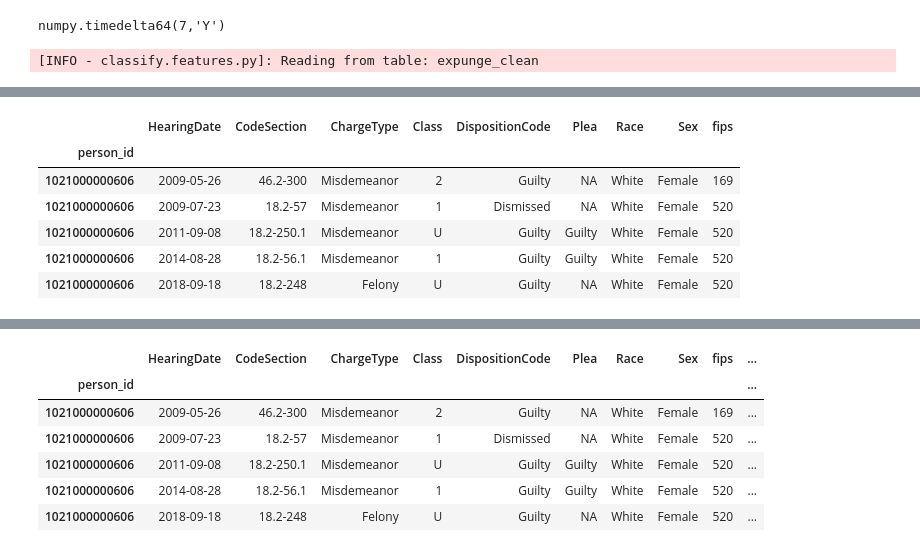
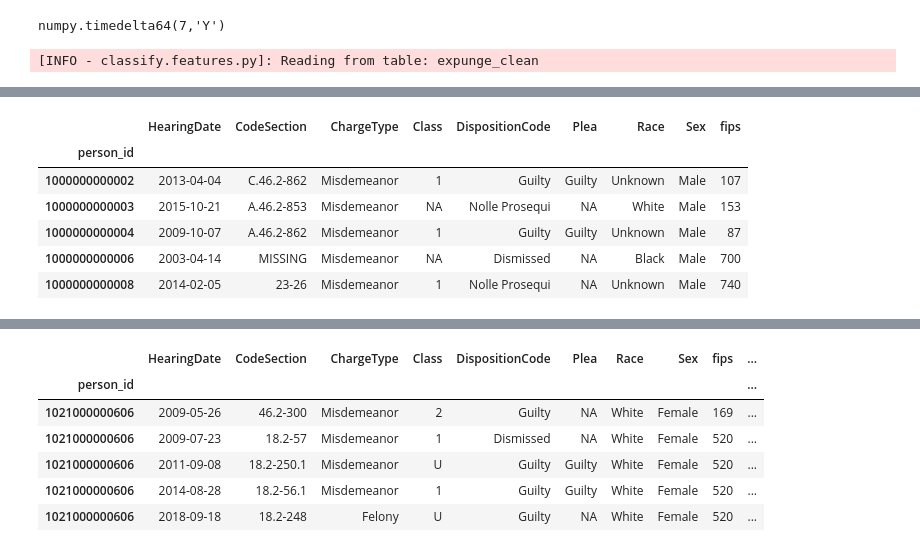
Before and after one commit to code-for-charlottesville/LAJC-expungement, a Jupyter notebook: expunge_features.ipynb, the cells around one changed output, grey strips where cells are left out. Cells and saved outputs as stored; diff of their text form; code cells hidden in the pictures.

```diff
--- a/expunge_features.ipynb
+++ b/expunge_features.ipynb
@@ -25,9 +25,13 @@ numpy.timedelta64(7,'Y')
 query = (
     sa.select(expunge)
     .where(
-        sa.or_(
-            expunge.c.person_id == 1021000000606,
-            expunge.c.person_id == 1070000000994
+        sa.and_(
+            expunge.c.HearingDate < '2262-04-11',
+#             sa.or_(
+#                 expunge.c.person_id == 1021000000606,
+#                 expunge.c.person_id == 1070000000994,
+#                 expunge.c.person_id == 163010000000348
+#             )
         )
     )
     .order_by(
@@ -36,8 +40,10 @@ query = (
     )
 )
 # %%
+%%time
 ddf = fetch_expunge_data(
-    custom_query=query
+    custom_query=query,
+#     n_partitions=32
 )
 
 ddf.head()
@@ -46,10 +54,10 @@ ddf.head()
 |  | HearingDate | CodeSection | ChargeType | Class | DispositionCode | Plea | Race | Sex | fips |
 | person_id |  |  |  |  |  |  |  |  |  |
-| 1021000000606 | 2009-05-26 | 46.2-300 | Misdemeanor | 2 | Guilty | NA | White | Female | 169 |
-| 1021000000606 | 2009-07-23 | 18.2-57 | Misdemeanor | 1 | Dismissed | NA | White | Female | 520 |
-| 1021000000606 | 2011-09-08 | 18.2-250.1 | Misdemeanor | U | Guilty | Guilty | White | Female | 520 |
-| 1021000000606 | 2014-08-28 | 18.2-56.1 | Misdemeanor | 1 | Guilty | Guilty | White | Female | 520 |
-| 1021000000606 | 2018-09-18 | 18.2-248 | Felony | U | Guilty | NA | White | Female | 520 |
+| 1000000000002 | 2013-04-04 | C.46.2-862 | Misdemeanor | 1 | Guilty | Guilty | Unknown | Male | 107 |
+| 1000000000003 | 2015-10-21 | A.46.2-853 | Misdemeanor | NA | Nolle Prosequi | NA | White | Male | 153 |
+| 1000000000004 | 2009-10-07 | A.46.2-862 | Misdemeanor | 1 | Guilty | Guilty | Unknown | Male | 87 |
+| 1000000000006 | 2003-04-14 | MISSING | Misdemeanor | NA | Dismissed | NA | Black | Male | 700 |
+| 1000000000008 | 2014-02-05 | 23-26 | Misdemeanor | 1 | Nolle Prosequi | NA | Unknown | Male | 740 |
 # %%
 ddf = clean_data(ddf)
 
```
Also changed, not shown: parts of 7 cells of this notebook, 1 other file.
